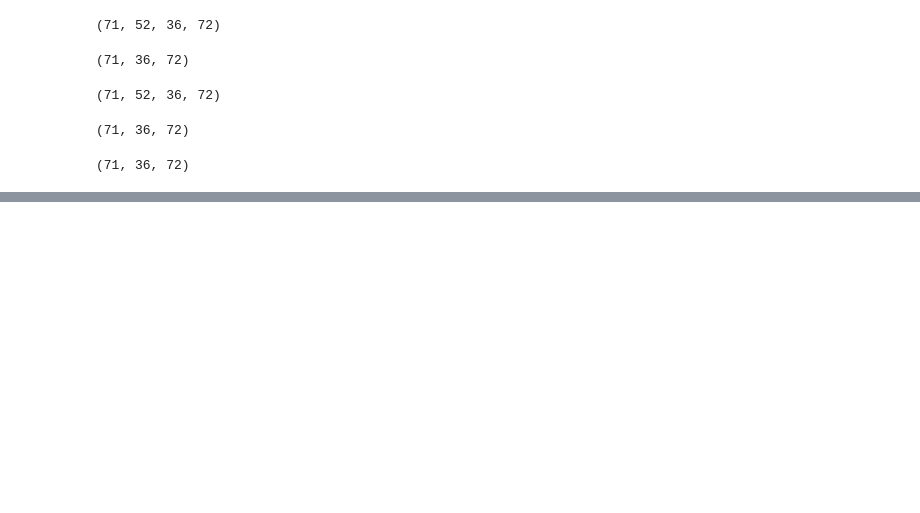
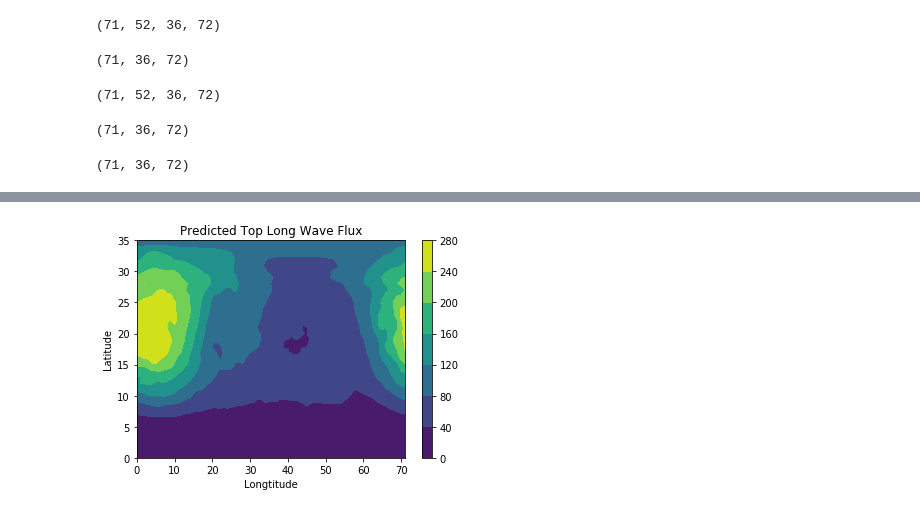
Before and after one commit to aremorov/mars_atmosphere_ML, a Jupyter notebook: ML3.2.ipynb, the cells around one changed output, grey strips where cells are left out. Cells and saved outputs as stored; diff of their text form; code cells hidden in the pictures; blank space fills up the shorter version.

```diff
--- a/ML3.2.ipynb
+++ b/ML3.2.ipynb
@@ -68,0 +191,9 @@ np.average(rlwr)
+# %%
+plt.contourf(pred_out)
+plt.colorbar()
+plt.title("Predicted Top Long Wave Flux")
+plt.xlabel("Longtitude")
+plt.ylabel("Latitude")
+plt.show()
+# %% [output]
+[figure, added]
```
Also changed, not shown: parts of 36 cells of this notebook.
